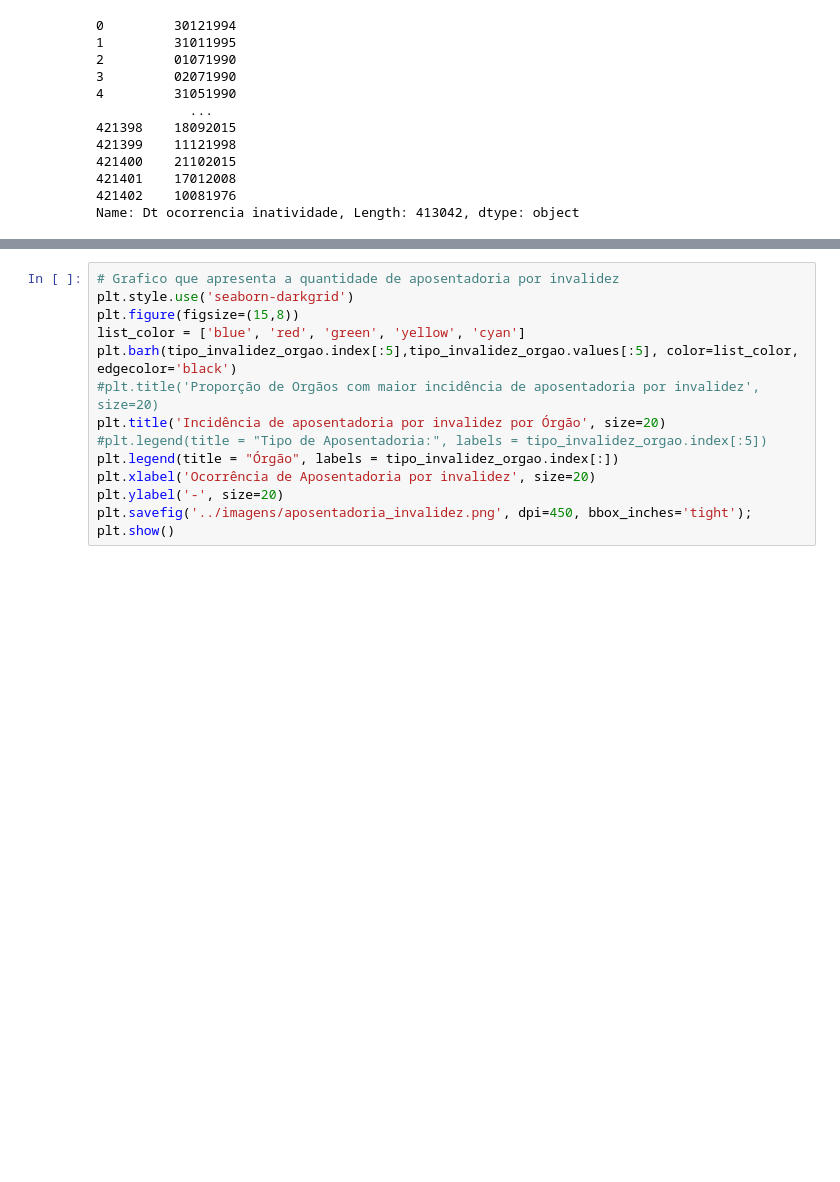
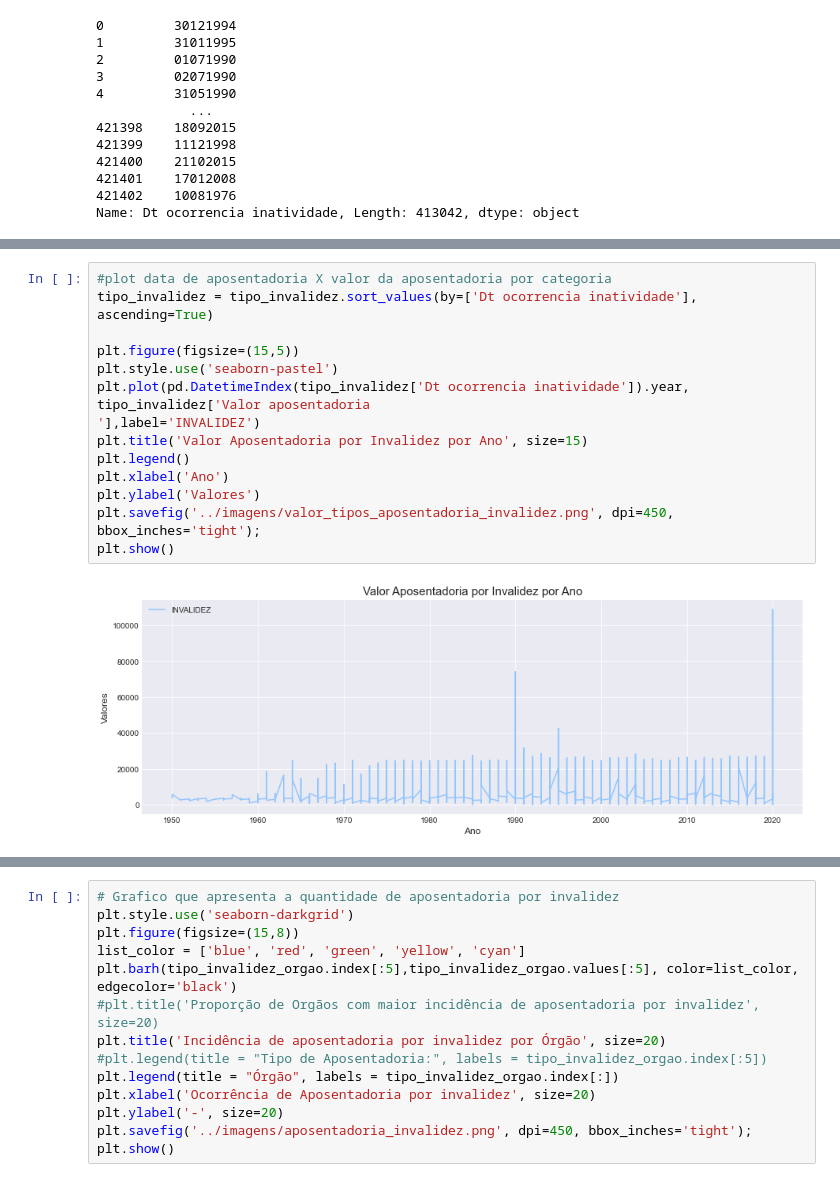
Before and after one commit to NaldoHoracio/datascience-project, a Jupyter notebook: venv_cd/Projeto_Ciencia_de_Dados_Aposentadorias.ipynb, the cells around one changed output, grey strips where cells are left out. Cells and saved outputs as stored; diff of their text form; blank space fills up the shorter version.

```diff
--- a/venv_cd/Projeto_Ciencia_de_Dados_Aposentadorias.ipynb
+++ b/venv_cd/Projeto_Ciencia_de_Dados_Aposentadorias.ipynb
@@ -175,0 +218,15 @@ tipo_invalidez_orgao = tipo_invalidez['Orgao'].value_counts()
+# %%
+#plot data de aposentadoria X valor da aposentadoria por categoria
+tipo_invalidez = tipo_invalidez.sort_values(by=['Dt ocorrencia inatividade'], ascending=True)
+
+plt.figure(figsize=(15,5))
+plt.style.use('seaborn-pastel')
+plt.plot(pd.DatetimeIndex(tipo_invalidez['Dt ocorrencia inatividade']).year, tipo_invalidez['Valor aposentadoria                                                                                                                                                            '],label='INVALIDEZ')
+plt.title('Valor Aposentadoria por Invalidez por Ano', size=15)
+plt.legend()
+plt.xlabel('Ano')
+plt.ylabel('Valores')
+plt.savefig('../imagens/valor_tipos_aposentadoria_invalidez.png', dpi=450, bbox_inches='tight');
+plt.show()
+# %% [output]
+[figure, added]
```
Also changed, not shown: parts of 21 cells of this notebook, 7 other files.
